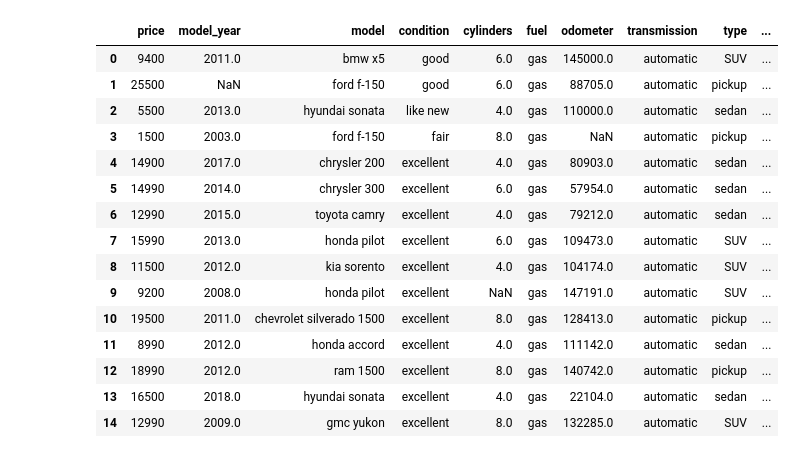
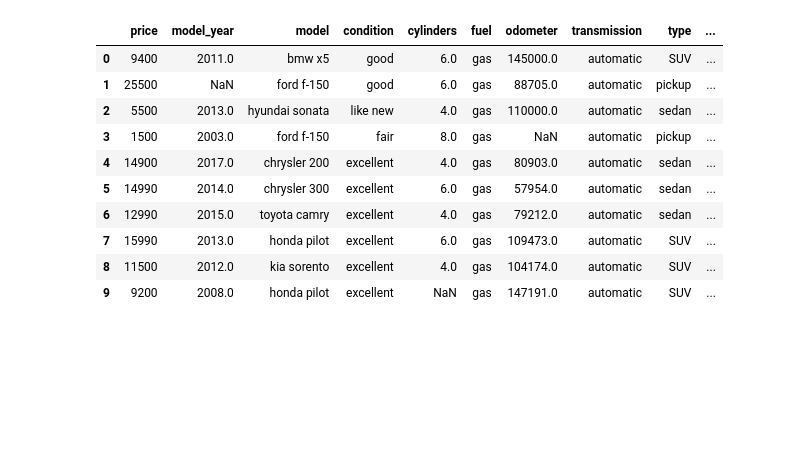
Before and after one commit to egarcia-f/sprint_7_projectf, a Jupyter notebook: notebooks/EDA.ipynb, the cells around one changed output. Drawn from its saved outputs; the diff is of its cells as text; code cells hidden in the pictures; blank space fills up the shorter version.

```diff
--- a/notebooks/EDA.ipynb
+++ b/notebooks/EDA.ipynb
@@ -4,21 +4,16 @@ import plotly.express as px
 # %%
 df = pd.read_csv(r'C:\Users\Edgar G\OneDrive\Escritorio\sp7_vehicles_project\sprint_7_projectf\vehicles_us.csv')
 
-df.head(15)
+df.head(10)
 # %% [output]
 |  | price | model_year | model | condition | cylinders | fuel | odometer | transmission | type | ... |
 | 0 | 9400 | 2011.0 | bmw x5 | good | 6.0 | gas | 145000.0 | automatic | SUV | ... |
 | 1 | 25500 | NaN | ford f-150 | good | 6.0 | gas | 88705.0 | automatic | pickup | ... |
 | 2 | 5500 | 2013.0 | hyundai sonata | like new | 4.0 | gas | 110000.0 | automatic | sedan | ... |
 | 3 | 1500 | 2003.0 | ford f-150 | fair | 8.0 | gas | NaN | automatic | pickup | ... |
 | 4 | 14900 | 2017.0 | chrysler 200 | excellent | 4.0 | gas | 80903.0 | automatic | sedan | ... |
 | 5 | 14990 | 2014.0 | chrysler 300 | excellent | 6.0 | gas | 57954.0 | automatic | sedan | ... |
 | 6 | 12990 | 2015.0 | toyota camry | excellent | 4.0 | gas | 79212.0 | automatic | sedan | ... |
 | 7 | 15990 | 2013.0 | honda pilot | excellent | 6.0 | gas | 109473.0 | automatic | SUV | ... |
 | 8 | 11500 | 2012.0 | kia sorento | excellent | 4.0 | gas | 104174.0 | automatic | SUV | ... |
 | 9 | 9200 | 2008.0 | honda pilot | excellent | NaN | gas | 147191.0 | automatic | SUV | ... |
-| 10 | 19500 | 2011.0 | chevrolet silverado 1500 | excellent | 8.0 | gas | 128413.0 | automatic | pickup | ... |
-| 11 | 8990 | 2012.0 | honda accord | excellent | 4.0 | gas | 111142.0 | automatic | sedan | ... |
-| 12 | 18990 | 2012.0 | ram 1500 | excellent | 8.0 | gas | 140742.0 | automatic | pickup | ... |
-| 13 | 16500 | 2018.0 | hyundai sonata | excellent | 4.0 | gas | 22104.0 | automatic | sedan | ... |
-| 14 | 12990 | 2009.0 | gmc yukon | excellent | 8.0 | gas | 132285.0 | automatic | SUV | ... |
```
Also changed, not shown: parts of 1 cell of this notebook.
